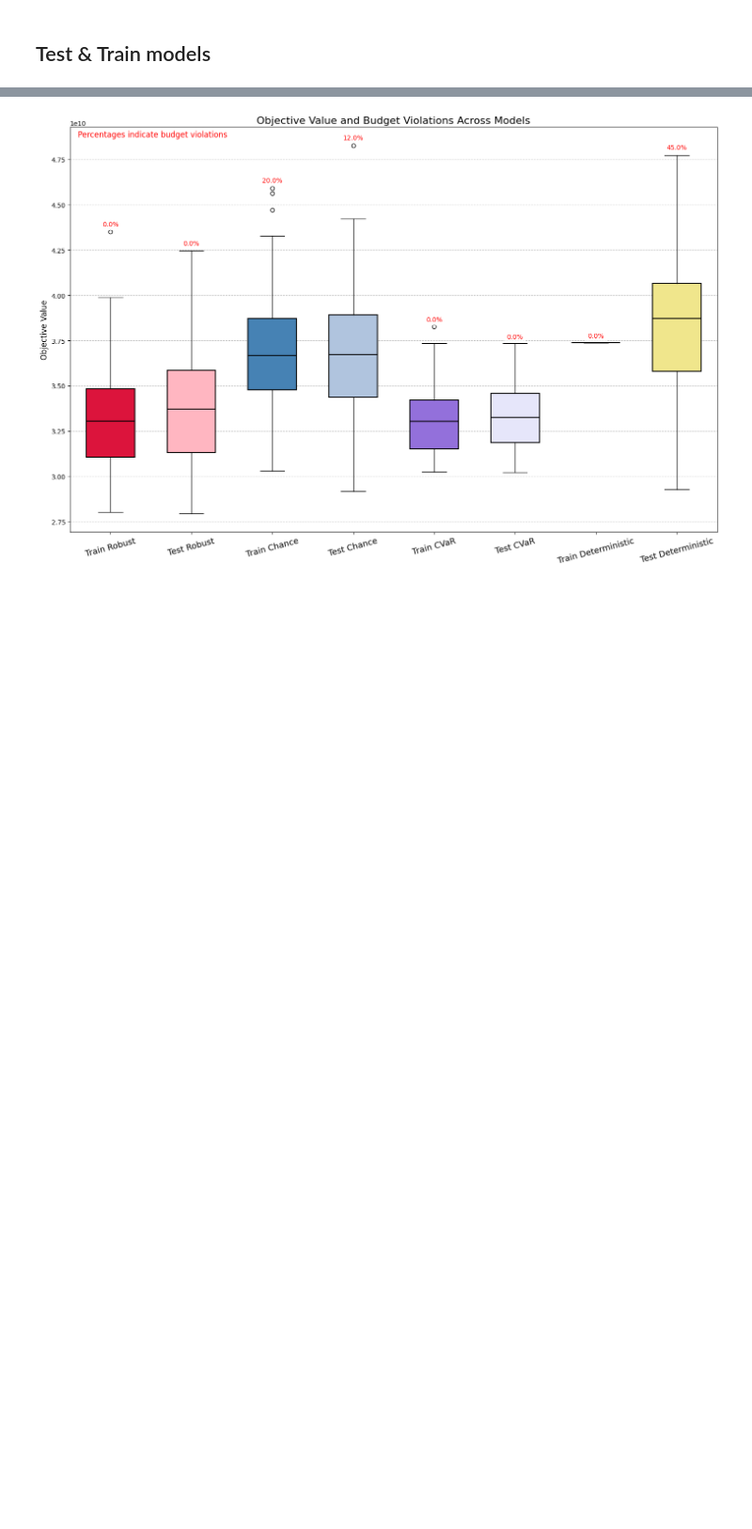
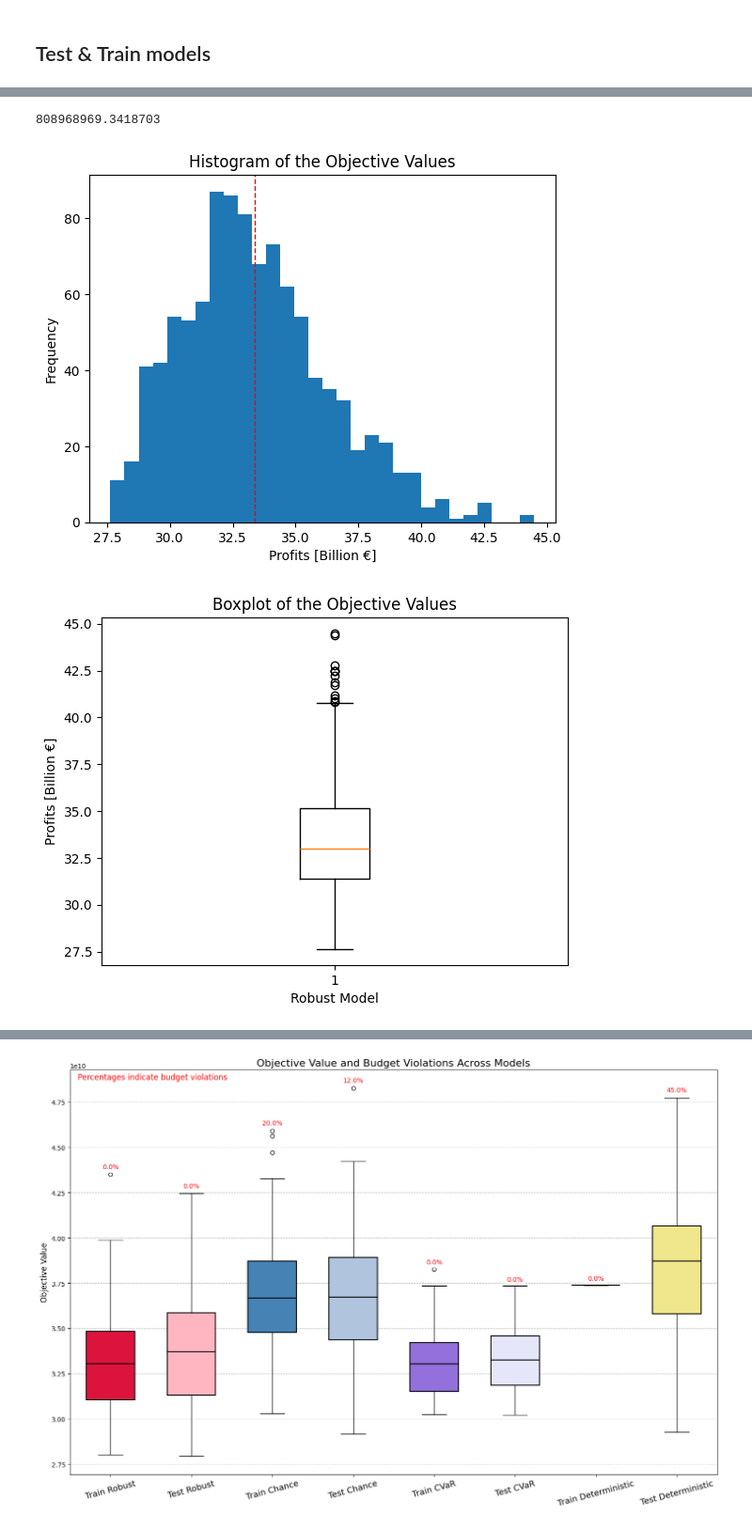
Before and after one commit to bioapfelsaft123/Opti, a Jupyter notebook: AssignmentV2/Main Code/Assignment_Class.ipynb, the cells around one changed output, grey strips where cells are left out. Shown at 94% size. Cells and saved outputs as stored; diff of their text form; code cells hidden in the pictures; blank space fills up the shorter version.

Commit message:
Histogramm added

```diff
--- a/AssignmentV2/Main Code/Assignment_Class.ipynb
+++ b/AssignmentV2/Main Code/Assignment_Class.ipynb
@@ -598,6 +598,7 @@ class Test_and_Train_model():
         self.res.P_N = self.var.P_N.X
         self.res.df = pd.DataFrame(self.D.Gen_N_Tech, columns=['Technology'])
         self.res.df['Invested Capacity (MW)'] = self.res.P_N
+        self.res.rem_budget = self.P.B_test_train - (self.var.P_N.X @ self.CAPEX_Cost.mean(axis=1)).sum()
 
         if self.Mode == 'Deterministic' and self.Type == 'Train':
             self.res.CAPEX_Cost = self.CAPEX_Cost
@@ -614,7 +615,7 @@ class Test_and_Train_model():
                 self.res.violated_budget.append(1)
             if remaining_budget >= 0:
                 self.res.violated_budget.append(0)
-            objective = self.P.R_year * (revenues - op_costs) + remaining_budget
+            objective = (self.P.R_year * (revenues - op_costs) + remaining_budget)/1000000000
             self.res.objective_values.append(objective)
 # %%
 # Run the Test_and_Train_model for Robust, Chance and CVaR, for train and test sets, and store the results in lists
@@ -646,0 +701,24 @@ Objective Value: 3840102763772.6045
+# %%
+#Display the remaining budget
+Train_Robust.res.rem_budget
+# %% [output]
+808968969.3418703
+# %%
+#Create a histogram of the objective values
+plt.hist(Train_Robust.res.objective_values, bins=30)
+plt.axvline(np.mean(Train_Robust.res.objective_values), color='red', linestyle='dashed', linewidth=1)
+plt.xlabel('Profits [Billion €]')
+plt.ylabel('Frequency')
+plt.title('Histogram of the Objective Values')
+plt.show()
+
+
+# Create a boxplot of the objective values
+plt.boxplot(Train_Robust.res.objective_values)
+plt.ylabel('Profits [Billion €]')
+plt.xlabel('Robust Model')
+plt.title('Boxplot of the Objective Values')
+plt.show()
+# %% [output]
+[figure, added]
+[figure, added]
```
Also changed, not shown: parts of 17 cells of this notebook.
